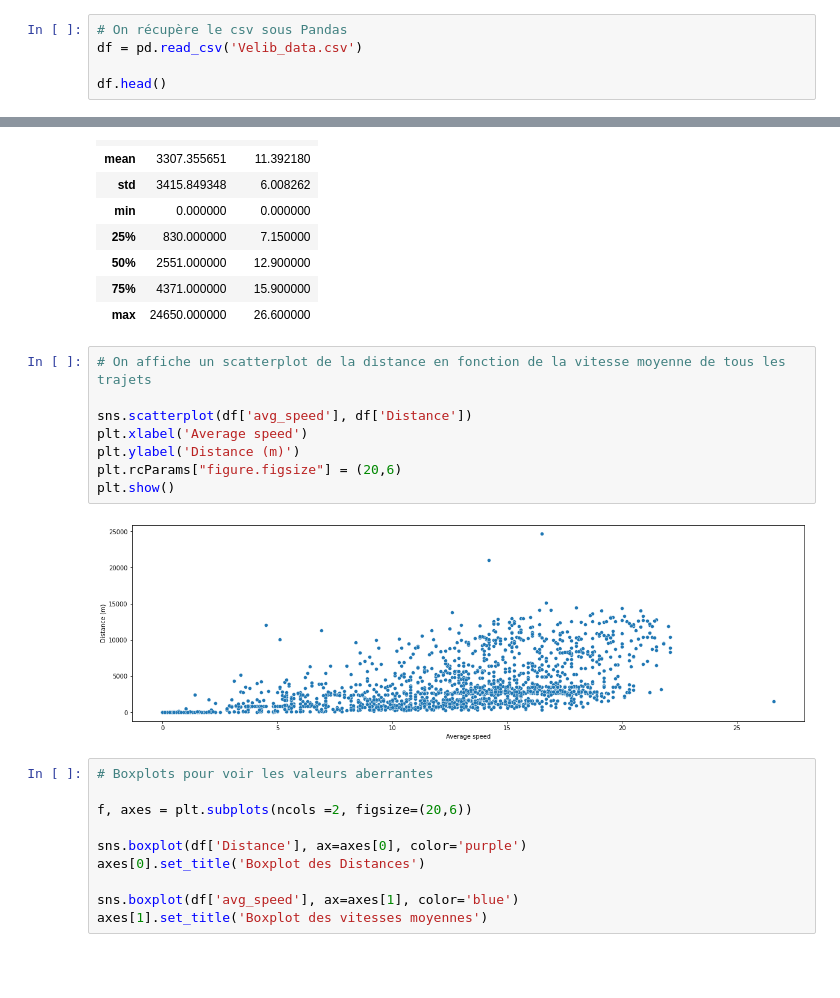
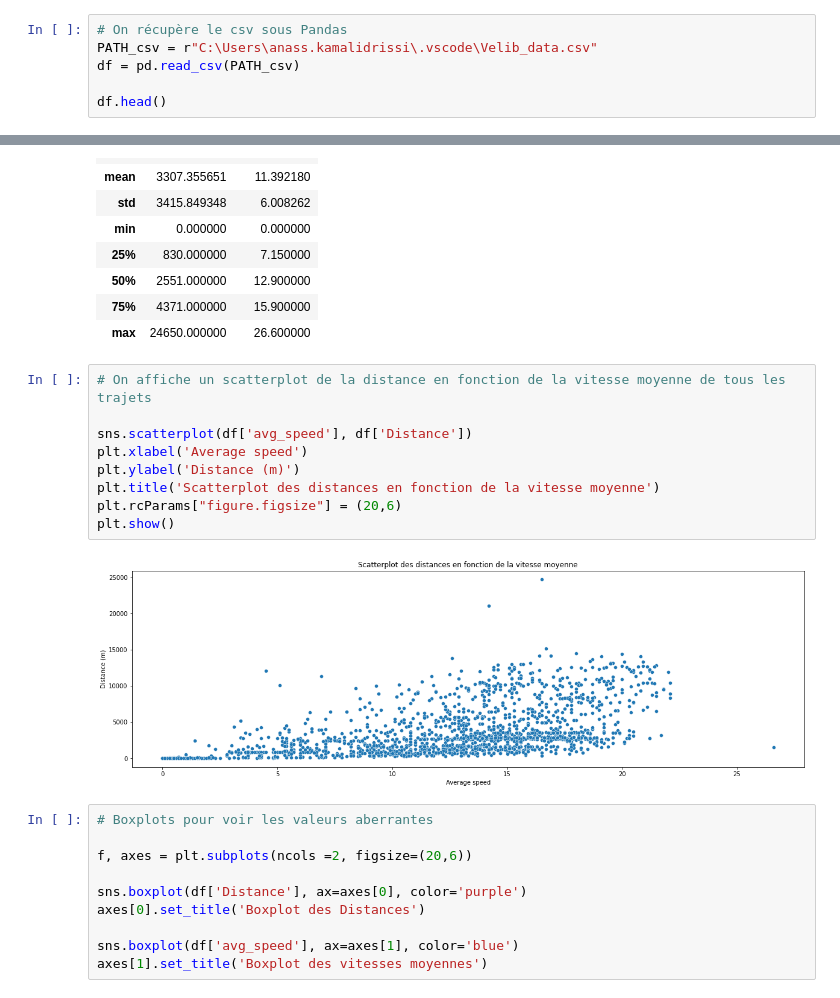
Before and after one commit to Anassidr/Velib_data_analysis, a Jupyter notebook: Velib_data_analysis.ipynb, the cells around one changed output, grey strips where cells are left out. Cells and saved outputs as stored; diff of their text form; blank space fills up the shorter version.

```diff
--- a/Velib_data_analysis.ipynb
+++ b/Velib_data_analysis.ipynb
@@ -168,7 +168,8 @@ def add_dict(dict):
             thewriter.writerow(info)
 # %%
 # On récupère le csv sous Pandas
-df = pd.read_csv('Velib_data.csv')
+PATH_csv = r"C:\Users\anass.kamalidrissi\.vscode\Velib_data.csv"
+df = pd.read_csv(PATH_csv)
 
 df.head()
 # %% [output]
@@ -199,13 +200,14 @@ df[['Distance','avg_speed']].describe()
 # %%
 # On affiche un scatterplot de la distance en fonction de la vitesse moyenne de tous les trajets
 
 sns.scatterplot(df['avg_speed'], df['Distance'])
 plt.xlabel('Average speed')
 plt.ylabel('Distance (m)')
+plt.title('Scatterplot des distances en fonction de la vitesse moyenne')
 plt.rcParams["figure.figsize"] = (20,6)
 plt.show()
 # %% [output]
-[figure, old version]
+[figure, new version]
 # %%
 # Boxplots pour voir les valeurs aberrantes
 
```
Also changed, not shown: parts of 1 cell of this notebook.
